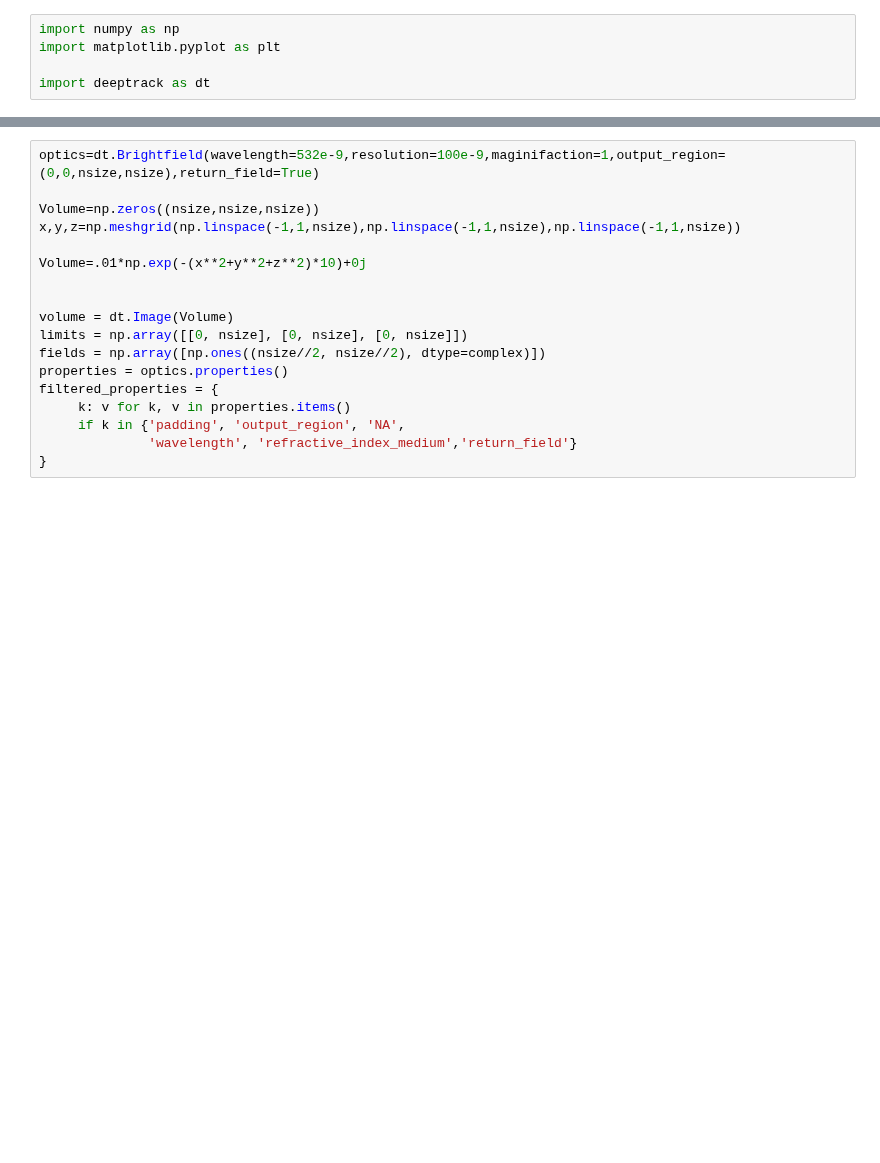
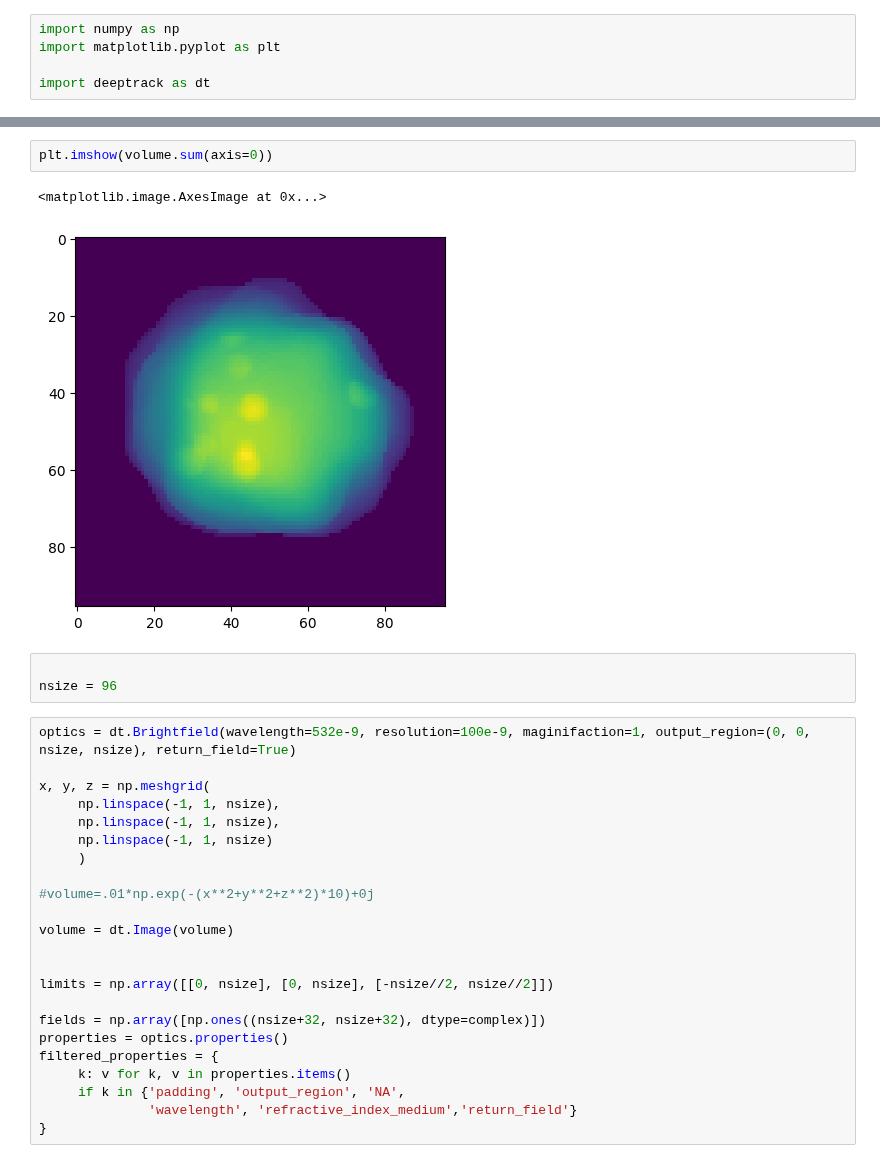
Before and after one commit to SkariZ/TomoDpDt, a Jupyter notebook: Notebooks_test/simulate_object_dt.ipynb, the cells around one changed output, grey strips where cells are left out. Saved outputs shown, nothing was run; the diff lists cells and outputs as text; blank space fills up the shorter version.

```diff
--- a/Notebooks_test/simulate_object_dt.ipynb
+++ b/Notebooks_test/simulate_object_dt.ipynb
@@ -8,15 +87,28 @@ nsize = 64
+# %%
+plt.imshow(volume.sum(axis=0))
+# %% [output]
+<matplotlib.image.AxesImage at 0x...>
+[figure, added]
+# %%
+
+nsize = 96
 # %%
-optics=dt.Brightfield(wavelength=532e-9,resolution=100e-9,maginifaction=1,output_region=(0,0,nsize,nsize),return_field=True)
+optics = dt.Brightfield(wavelength=532e-9, resolution=100e-9, maginifaction=1, output_region=(0, 0, nsize, nsize), return_field=True)
 
-Volume=np.zeros((nsize,nsize,nsize))
-x,y,z=np.meshgrid(np.linspace(-1,1,nsize),np.linspace(-1,1,nsize),np.linspace(-1,1,nsize))
+x, y, z = np.meshgrid(
+     np.linspace(-1, 1, nsize),
+     np.linspace(-1, 1, nsize),
+     np.linspace(-1, 1, nsize)
+     )
 
-Volume=.01*np.exp(-(x**2+y**2+z**2)*10)+0j
+#volume=.01*np.exp(-(x**2+y**2+z**2)*10)+0j
+
+volume = dt.Image(volume)
 
 
-volume = dt.Image(Volume)
-limits = np.array([[0, nsize], [0, nsize], [0, nsize]])
-fields = np.array([np.ones((nsize//2, nsize//2), dtype=complex)])
+limits = np.array([[0, nsize], [0, nsize], [-nsize//2, nsize//2]])
+
+fields = np.array([np.ones((nsize+32, nsize+32), dtype=complex)])
 properties = optics.properties()
 filtered_properties = {
      k: v for k, v in properties.items()
```
Also changed, not shown: parts of 9 cells of this notebook, 4 other files.
